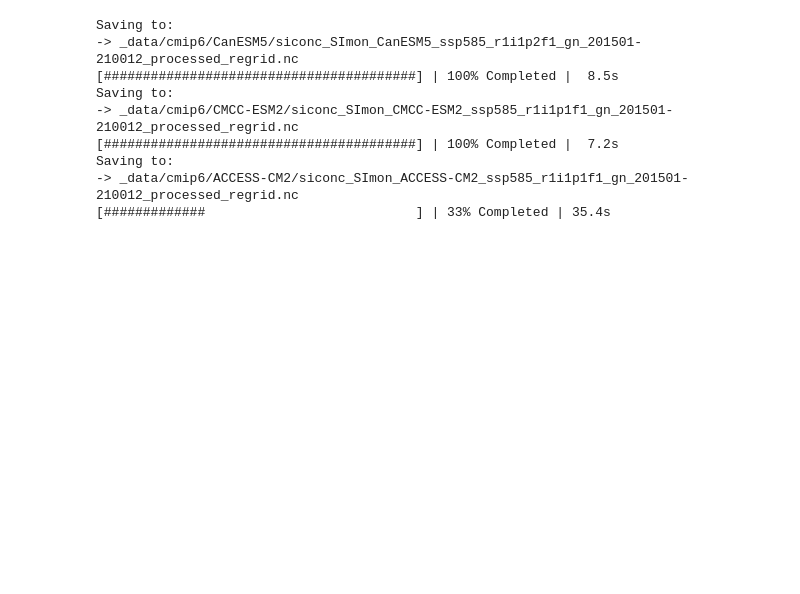
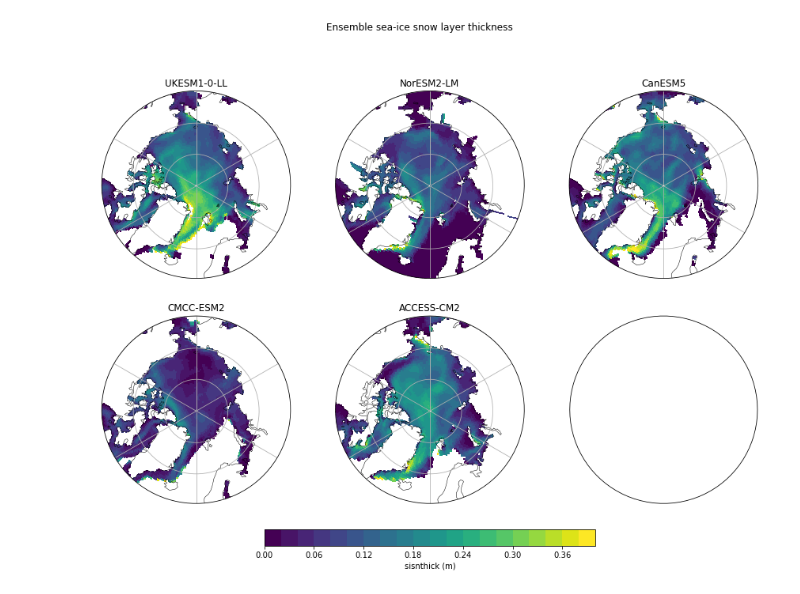
Before and after one commit to hannahwoodward/cmip6-seaice-precipitation, a Jupyter notebook: remote_download.ipynb, the cells around one changed output. Cells and saved outputs as stored; diff of their text form; code cells hidden in the pictures; blank space fills up the shorter version.

```diff
--- a/remote_download.ipynb
+++ b/remote_download.ipynb
@@ -52,36 +76,33 @@ Requesting:
-# %%
-# TODO: fix failing ACCESS-CM2 and NorESM regridding
-filename = f'siconc_SImon_UKESM1-0-LL_ssp585_r2i1p1f2_gn_201501-204912.nc'
-local_file = f'_data/cmip6/UKESM1-0-LL/{filename}'
-ukesm_siconc = xarray.open_mfdataset(
-    paths=local_file,
-    combine='by_coords',
-    use_cftime=True
-)
-regrid_kwargs = {
-   'grid': ukesm_siconc,
-   'method': 'nearest_s2d',
-}
-
-for item in ensemble[2:]:
-    item_data = xarray.open_mfdataset(
-        paths=item['file'],
-        combine='by_coords',
-        use_cftime=True
-    )
-    save_file = str(item['file']).replace('.nc', '_regrid.nc')
-    print(f'Saving to:')
-    print(f'-> {save_file}')
-    data_regridded = libs.utils.regrid(item_data, save_file=save_file, **regrid_kwargs)
-    item_data.close()
-    data_regridded.close()
-# %% [output]
-Saving to:
--> _data/cmip6/CanESM5/siconc_SImon_CanESM5_ssp585_r1i1p2f1_gn_201501-210012_processed_regrid.nc
-[########################################] | 100% Completed |  8.5s
-Saving to:
--> _data/cmip6/CMCC-ESM2/siconc_SImon_CMCC-ESM2_ssp585_r1i1p1f1_gn_201501-210012_processed_regrid.nc
-[########################################] | 100% Completed |  7.2s
-Saving to:
--> _data/cmip6/ACCESS-CM2/siconc_SImon_ACCESS-CM2_ssp585_r1i1p1f1_gn_201501-210012_processed_regrid.nc
-[#############                           ] | 33% Completed | 35.4s
+# %%
+import libs.plot
+import warnings
+warnings.filterwarnings('ignore')
+
+ensemble_data = []
+for item in ensemble:
+    item_data = xarray.open_mfdataset(
+        paths=item['file'],
+        combine='by_coords',
+        use_cftime=True
+    )
+    ensemble_data.append({
+        'data': item_data.sisnthick[0, :, :],
+        'label': item['source_id']
+    })
+
+libs.plot.nstereo(
+    ensemble_data,
+    title='Ensemble sea-ice snow layer thickness',
+    colorbar_label='sisnthick (m)',
+    colormesh_kwargs={
+        'extend': 'neither',
+        'levels': 21,
+        'vmin': 0,
+        'vmax': 0.4,
+        'x': 'longitude',
+        'y': 'latitude'
+    },
+    shape=(2, 3)
+)
+# %% [output]
+[figure, added]
```
Also changed, not shown: parts of 2 cells of this notebook.
